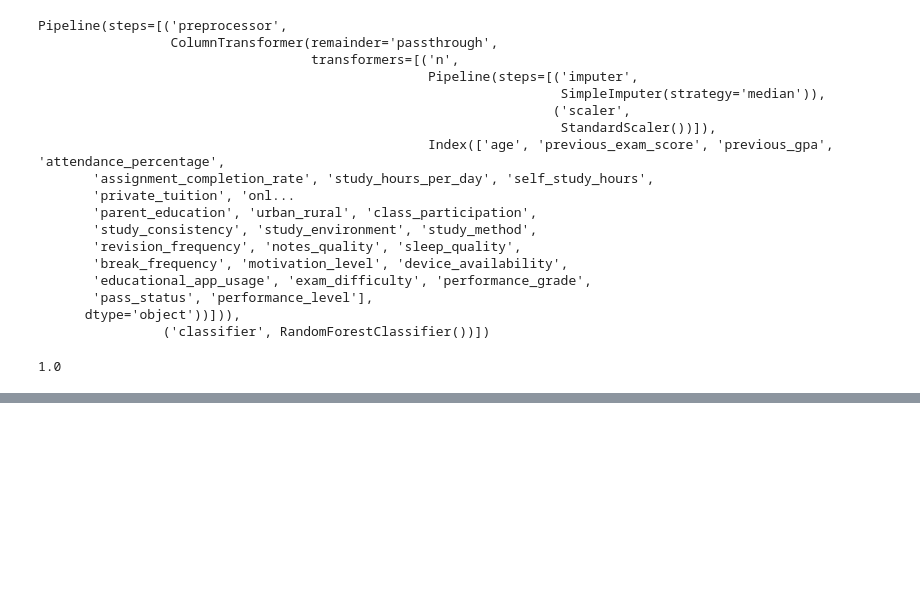
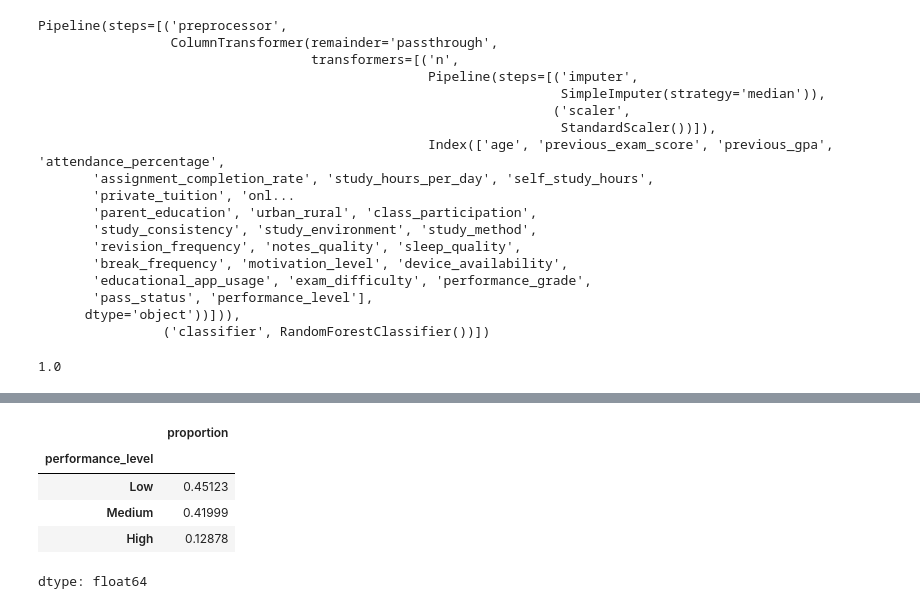
Before and after one commit to fernandyan/MyGoogleColab, a Jupyter notebook: fernand_flask2.ipynb, the cells around one changed output, grey strips where cells are left out. Drawn from its saved outputs; the diff is of its cells as text; code cells hidden in the pictures; blank space fills up the shorter version.

```diff
--- a/fernand_flask2.ipynb
+++ b/fernand_flask2.ipynb
@@ -417,0 +466,9 @@ clf.score(X_test, y_test)
+# %%
+y.value_counts(normalize=True)
+# %% [output]
+|  | proportion |
+| performance_level |  |
+| Low | 0.45123 |
+| Medium | 0.41999 |
+| High | 0.12878 |
+dtype: float64
```
Also changed, not shown: parts of 10 cells of this notebook.
